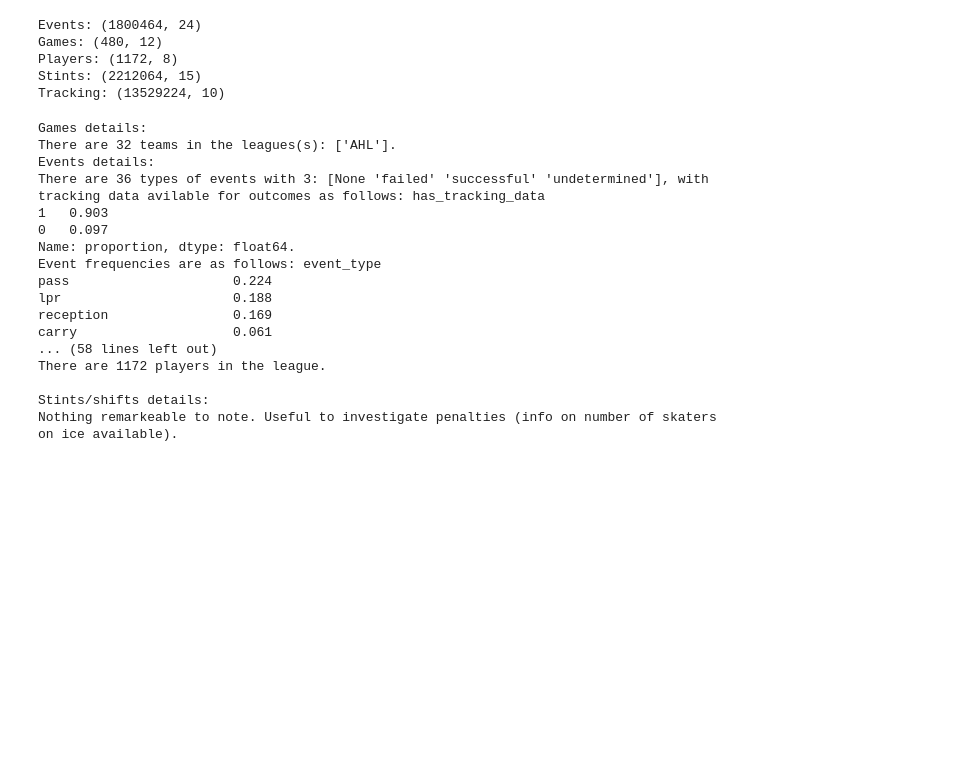
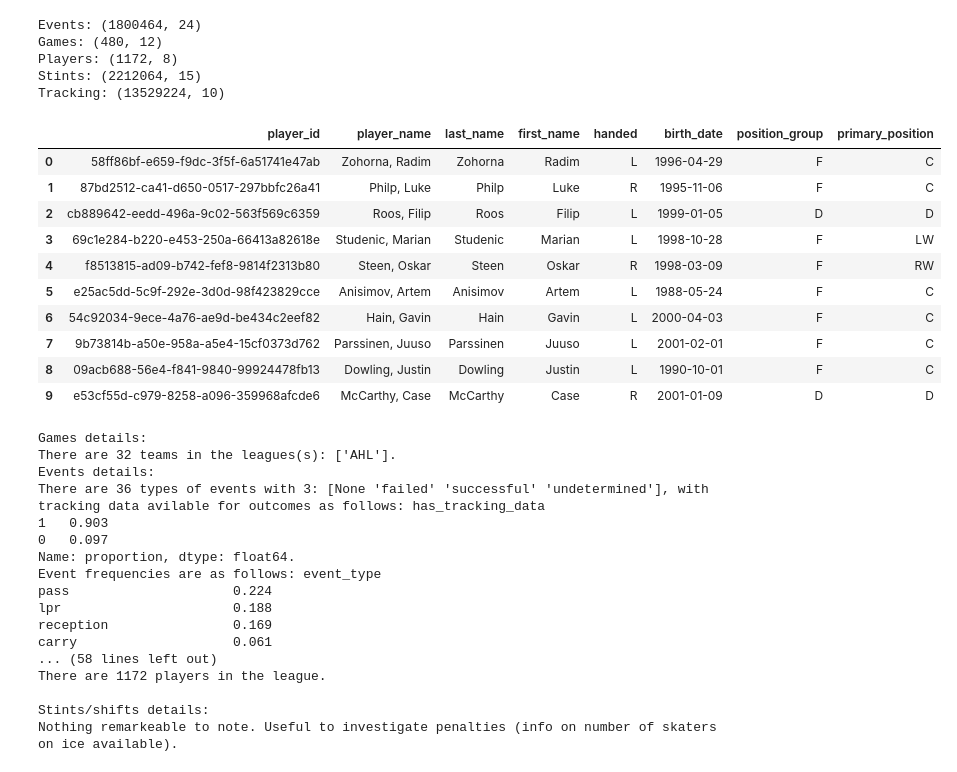
Before and after one commit to corcamp/hockey_analyses, a Jupyter notebook: exploratory.ipynb, the cells around one changed output. Saved outputs shown, nothing was run; the diff lists cells and outputs as text; code cells hidden in the pictures; blank space fills up the shorter version.

```diff
--- a/exploratory.ipynb
+++ b/exploratory.ipynb
@@ -36,7 +36,7 @@ API is working!
 # Data Paths
 # =============================
 
-DATA_DIR = Path("/Users/coricampbell/Documents/HALO_hackathon/data/")
+DATA_DIR = Path.cwd() / "data"
 
 events_path = DATA_DIR / "events.parquet"
 games_path = DATA_DIR / "games.parquet"
@@ -65,6 +65,21 @@ Games: (480, 12)
 Players: (1172, 8)
 Stints: (2212064, 15)
 Tracking: (13529224, 10)
+# %%
+players.head(10)
+#games['home_team'].nunique()
+# %% [output]
+|  | player_id | player_name | last_name | first_name | handed | birth_date | position_group | primary_position |
+| 0 | 58ff86bf-e659-f9dc-3f5f-6a51741e47ab | Zohorna, Radim | Zohorna | Radim | L | 1996-04-29 | F | C |
+| 1 | 87bd2512-ca41-d650-0517-297bbfc26a41 | Philp, Luke | Philp | Luke | R | 1995-11-06 | F | C |
+| 2 | cb889642-eedd-496a-9c02-563f569c6359 | Roos, Filip | Roos | Filip | L | 1999-01-05 | D | D |
+| 3 | 69c1e284-b220-e453-250a-66413a82618e | Studenic, Marian | Studenic | Marian | L | 1998-10-28 | F | LW |
+| 4 | f8513815-ad09-b742-fef8-9814f2313b80 | Steen, Oskar | Steen | Oskar | R | 1998-03-09 | F | RW |
+| 5 | e25ac5dd-5c9f-292e-3d0d-98f423829cce | Anisimov, Artem | Anisimov | Artem | L | 1988-05-24 | F | C |
+| 6 | 54c92034-9ece-4a76-ae9d-be434c2eef82 | Hain, Gavin | Hain | Gavin | L | 2000-04-03 | F | C |
+| 7 | 9b73814b-a50e-958a-a5e4-15cf0373d762 | Parssinen, Juuso | Parssinen | Juuso | L | 2001-02-01 | F | C |
+| 8 | 09acb688-56e4-f841-9840-99924478fb13 | Dowling, Justin | Dowling | Justin | L | 1990-10-01 | F | C |
+| 9 | e53cf55d-c979-8258-a096-359968afcde6 | McCarthy, Case | McCarthy | Case | R | 2001-01-09 | D | D |
 # %%
 # =============================
 # Exploration (minimal)
```
Also changed, not shown: parts of 1 cell of this notebook, 7 other files.
